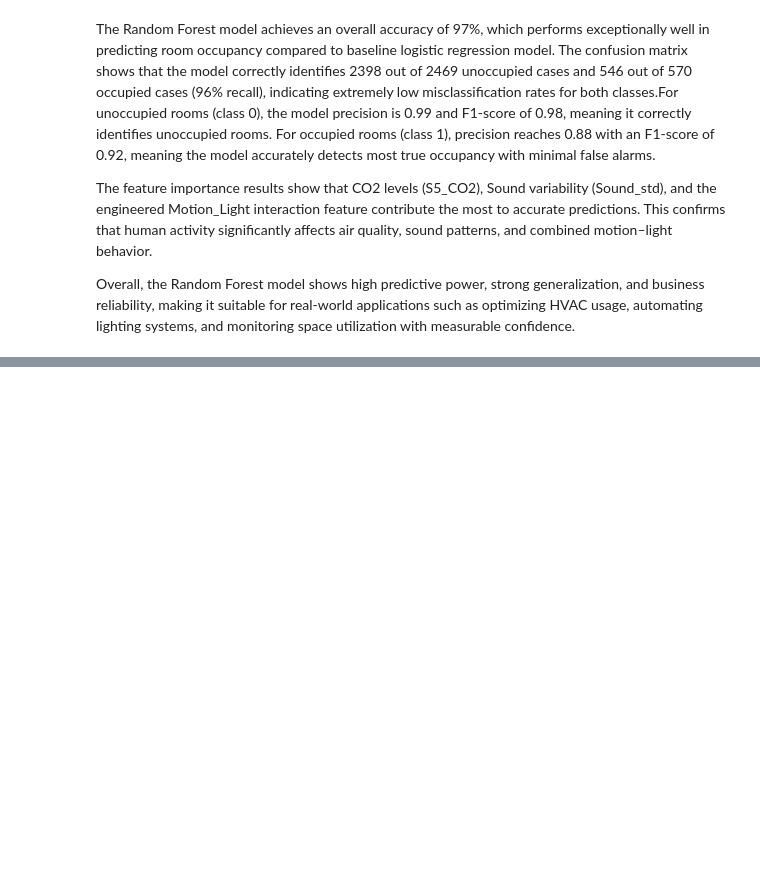
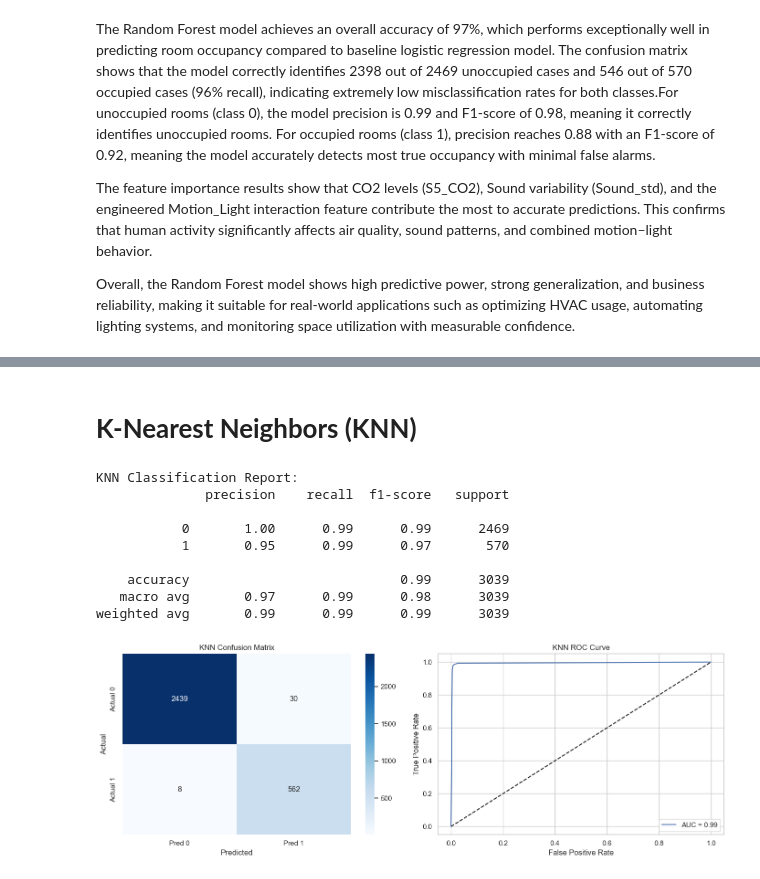
Before and after one commit to masondelan/ADS502_FinalProject, a Jupyter notebook: notebooks/Data preprocessing and modeling.ipynb, the cells around one changed output, grey strips where cells are left out. Cells and saved outputs as stored; diff of their text form; code cells hidden in the pictures; blank space fills up the shorter version.

```diff
--- a/notebooks/Data preprocessing and modeling.ipynb
+++ b/notebooks/Data preprocessing and modeling.ipynb
@@ -886,0 +978,49 @@ Overall, the Random Forest model shows high predictive power, strong generalizat
+# %% [markdown]
+# **K-Nearest Neighbors (KNN)**
+# %%
+knn_model = KNeighborsClassifier(n_neighbors=5)
+
+knn_model.fit(X_train_scaled, y_train_sm)
+
+y_pred_knn = knn_model.predict(X_test_scaled)
+
+print("KNN Classification Report:")
+print(classification_report(y_test, y_pred_knn))
+
+# calculating probabilities for ROC
+y_prob_knn = knn_model.predict_proba(X_test_scaled)[:, 1]
+
+fig, axes = plt.subplots(1, 2, figsize=(14, 5))
+
+cm_knn = confusion_matrix(y_test, y_pred_knn)
+sns.heatmap(cm_knn, annot=True, fmt='d', cmap='Blues',
+            xticklabels=['Pred 0', 'Pred 1'],
+            yticklabels=['Actual 0', 'Actual 1'], ax=axes[0])
+axes[0].set_title("KNN Confusion Matrix")
+axes[0].set_xlabel("Predicted")
+axes[0].set_ylabel("Actual")
+
+# ROC Curve
+fpr_knn, tpr_knn, _ = roc_curve(y_test, y_prob_knn)
+auc_knn = roc_auc_score(y_test, y_prob_knn)
+axes[1].plot(fpr_knn, tpr_knn, label=f"AUC = {auc_knn:.2f}")
+axes[1].plot([0,1], [0,1], 'k--')
+axes[1].set_title("KNN ROC Curve")
+axes[1].set_xlabel("False Positive Rate")
+axes[1].set_ylabel("True Positive Rate")
+axes[1].legend()
+axes[1].grid(True)
+
+plt.tight_layout()
+plt.show()
+# %% [output]
+KNN Classification Report:
+              precision    recall  f1-score   support
+
+           0       1.00      0.99      0.99      2469
+           1       0.95      0.99      0.97       570
+
+    accuracy                           0.99      3039
+   macro avg       0.97      0.99      0.98      3039
+weighted avg       0.99      0.99      0.99      3039
+[figure, added]
```
Also changed, not shown: parts of 16 cells of this notebook.
